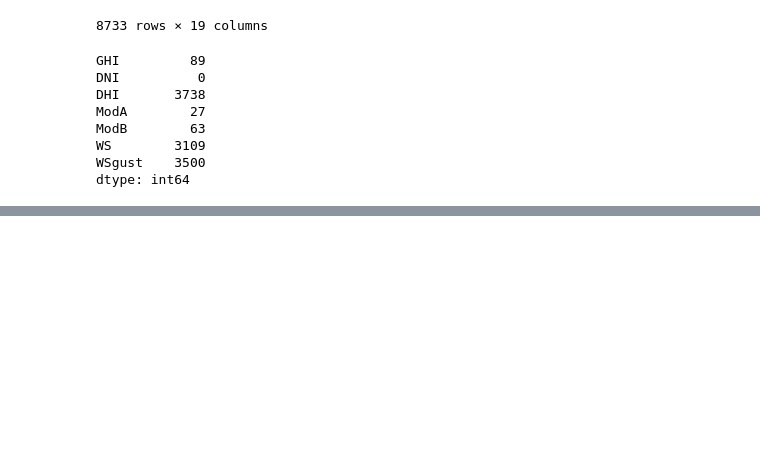
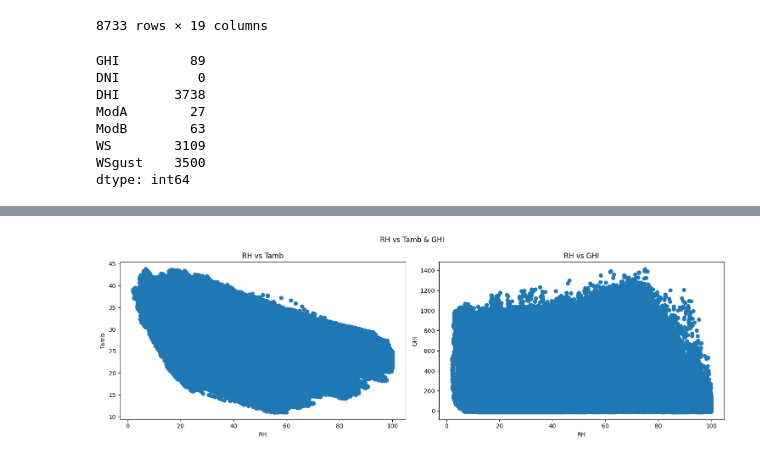
Before and after one commit to GrimVad3r/solar-challenge-week1, a Jupyter notebook: notebooks/benin_eda.ipynb, the cells around one changed output, grey strips where cells are left out. Cells and saved outputs as stored; diff of their text form; code cells hidden in the pictures; blank space fills up the shorter version.

```diff
--- a/notebooks/benin_eda.ipynb
+++ b/notebooks/benin_eda.ipynb
@@ -187,0 +244,18 @@ KeyboardInterrupt:
+# %%
+fig,axes = plt.subplots(nrows=1,ncols=2,figsize=(15,5))
+
+axes[0].scatter(df['RH'],df['Tamb'])
+axes[0].set_xlabel('RH')
+axes[0].set_ylabel('Tamb')
+axes[0].set_title ('RH vs Tamb')
+
+axes[1].scatter(df['RH'],df['GHI'])
+axes[1].set_xlabel('RH')
+axes[1].set_ylabel('GHI')
+axes[1].set_title ('RH vs GHI')
+
+plt.suptitle('RH vs Tamb & GHI')
+plt.tight_layout()
+plt.show()
+# %% [output]
+[figure, added]
```
Also changed, not shown: parts of 7 cells of this notebook.
